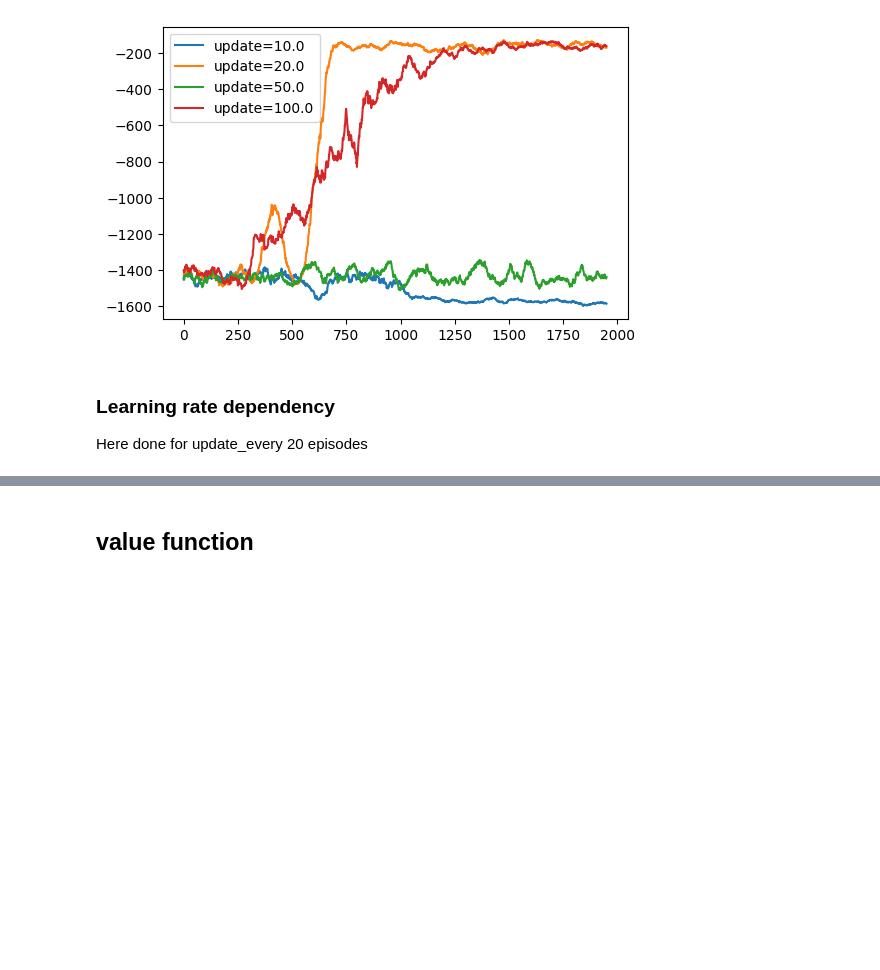
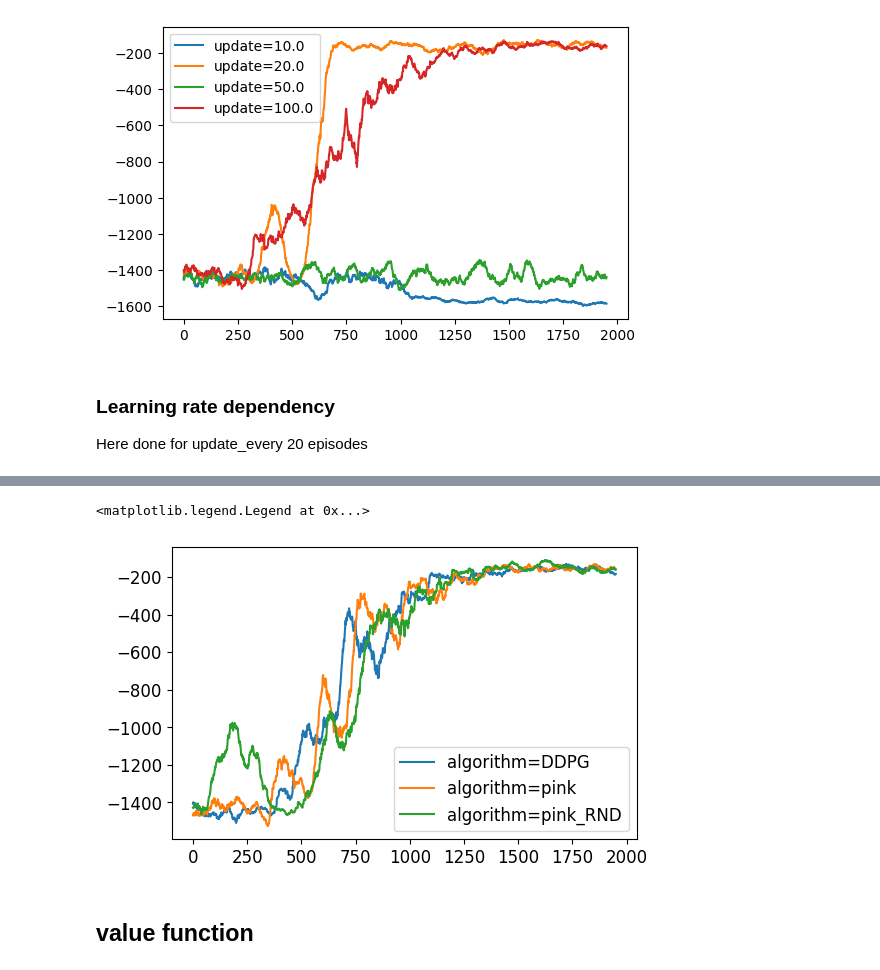
Before and after one commit to l-ine/RL_Project, a Jupyter notebook: Gym-DDPG-solution/Gym-DDPG-plots.ipynb, the cells around one changed output, grey strips where cells are left out. Cells and saved outputs as stored; diff of their text form; code cells hidden in the pictures; blank space fills up the shorter version.

```diff
--- a/Gym-DDPG-solution/Gym-DDPG-plots.ipynb
+++ b/Gym-DDPG-solution/Gym-DDPG-plots.ipynb
@@ -134,3 +136,26 @@ plt.legend()
+# %%
+rewards = {}
+lr = 0.0001
+eps=0.1
+ts=32
+seed=1
+
+paths = [[f"./results/DDPG_{env_name}-eps{eps}-t{ts}-l{lr}-sNone-stat.pkl", "DDPG"],
+    [f"./results/pink/DDPG_{env_name}-m2000-eps{eps}-t{ts}-l{lr}-s{seed}-stat.pkl", "pink"],
+    [f"./results/pinkRND/DDPG_{env_name}-m2000-eps{eps}-t{ts}-l{lr}-s{seed}-stat.pkl", "pink_RND"]]
+
+for path in paths:
+    with open(path[0], 'rb') as f:
+        data = pickle.load(f)
+        rewards[path[1]] = data["rewards"]
+# %%
+fig=plt.figure(figsize=(6,3.8))
+for alg,rew in rewards.items():
+    plt.plot(running_mean(rew,50),label=f"algorithm={alg}")
+plt.legend()
+# %% [output]
+<matplotlib.legend.Legend at 0x...>
+[figure, added]
 # %% [markdown]
 ## value function
 # %%
```
Also changed, not shown: parts of 11 cells of this notebook, 2 other files.
